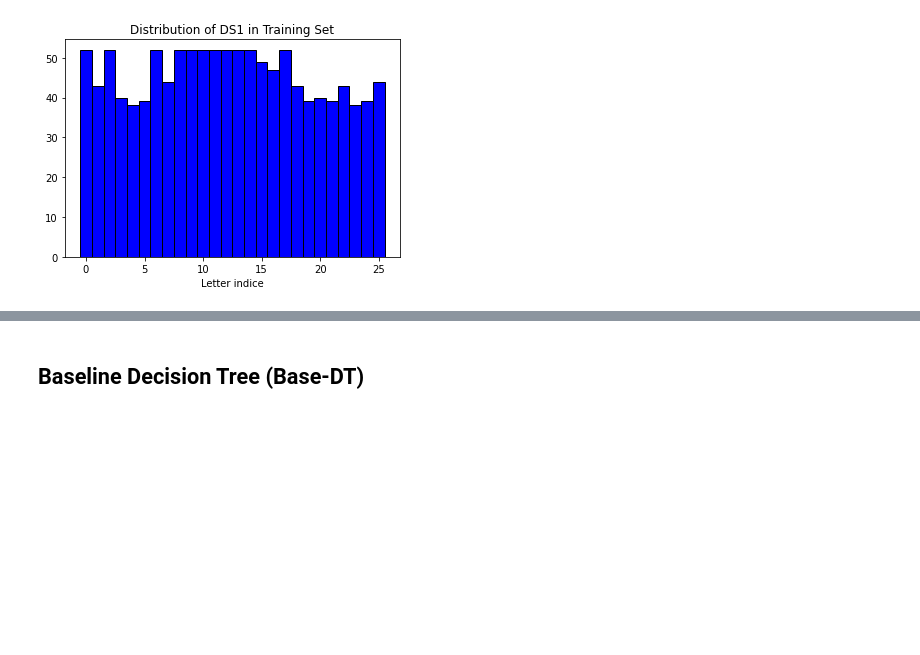
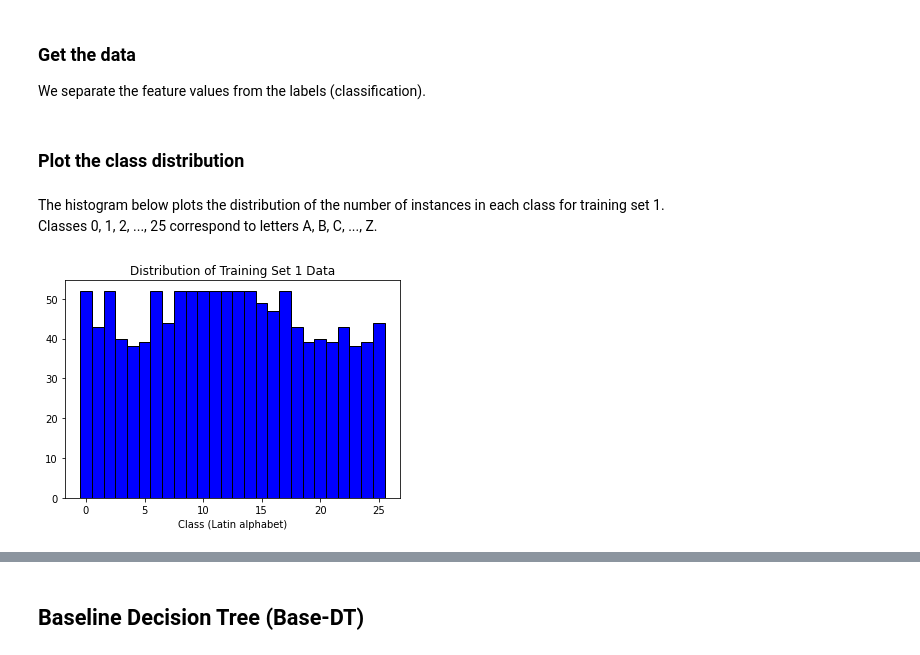
Before and after one commit to bernzclav/472-ML-Experiments, a Jupyter notebook: COMP472_A1.ipynb, the cells around one changed output, grey strips where cells are left out. Saved outputs shown, nothing was run; the diff lists cells and outputs as text; code cells hidden in the pictures; blank space fills up the shorter version.

Commit message:
Refactor code for training and testing models
Refactor Setup section

Add functions for writing output to file

```diff
--- a/COMP472_A1.ipynb
+++ b/COMP472_A1.ipynb
@@ -34,8 +75,33 @@ print (df1)
+# %%
+df_train_1 = pd.read_csv('dataset/train_1.csv', header=None)
+df_train_2 = pd.read_csv('dataset/train_2.csv', header=None)
+
+df_test_with_label_1 = pd.read_csv('dataset/test_with_label_1.csv', header=None)
+df_test_with_label_2 = pd.read_csv('dataset/test_with_label_2.csv', header=None)
+# %% [markdown]
+### Get the data
+We separate the feature values from the labels (classification).
+# %%
+#training data
+labels_1 = df_train_1[1024]
+labels_2 = df_train_2[1024]
+features_1 = df_train_1.iloc[:,:-1]
+features_2 = df_train_2.iloc[:,:-1]
+
+#test data
+labels_test_1 = df_test_with_label_1[1024]
+labels_test_2 = df_test_with_label_2[1024]
+features_test_1 = df_test_with_label_1.iloc[:,:-1]
+features_test_2 = df_test_with_label_2.iloc[:,:-1]
+# %% [markdown]
+### Plot the class distribution
+# %% [markdown]
+The histogram below plots the distribution of the number of instances in each class for training set 1.<br>
+Classes 0, 1, 2, ..., 25 correspond to letters A, B, C, ..., Z.
 # %%
-plt.hist(df1[1024], color = 'blue', edgecolor = 'black',
-         bins=range(0,27), align='left', rwidth=1)
-plt.xlabel('Letter indice')
-plt.title('Distribution of DS1 in Training Set')
+plt.hist(labels_1, color = 'blue', edgecolor = 'black', bins=range(0,27), align='left', rwidth=1)
+plt.xlabel('Class (Latin alphabet)')
+plt.title('Distribution of Training Set 1 Data')
 plt.show()
 # %% [output]
-[figure, old version]
+[figure, new version]
```
Also changed, not shown: parts of 26 cells of this notebook, 21 other files.
